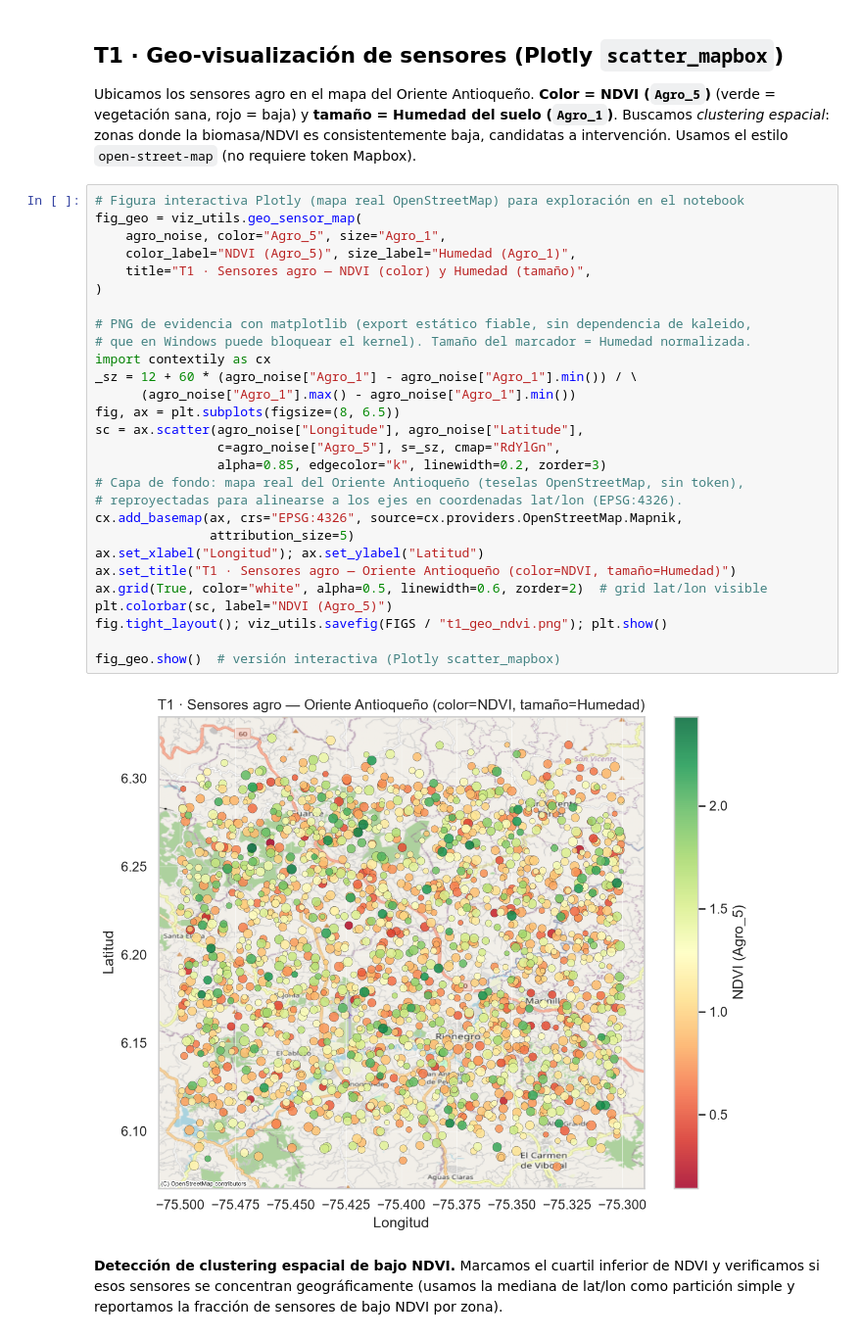
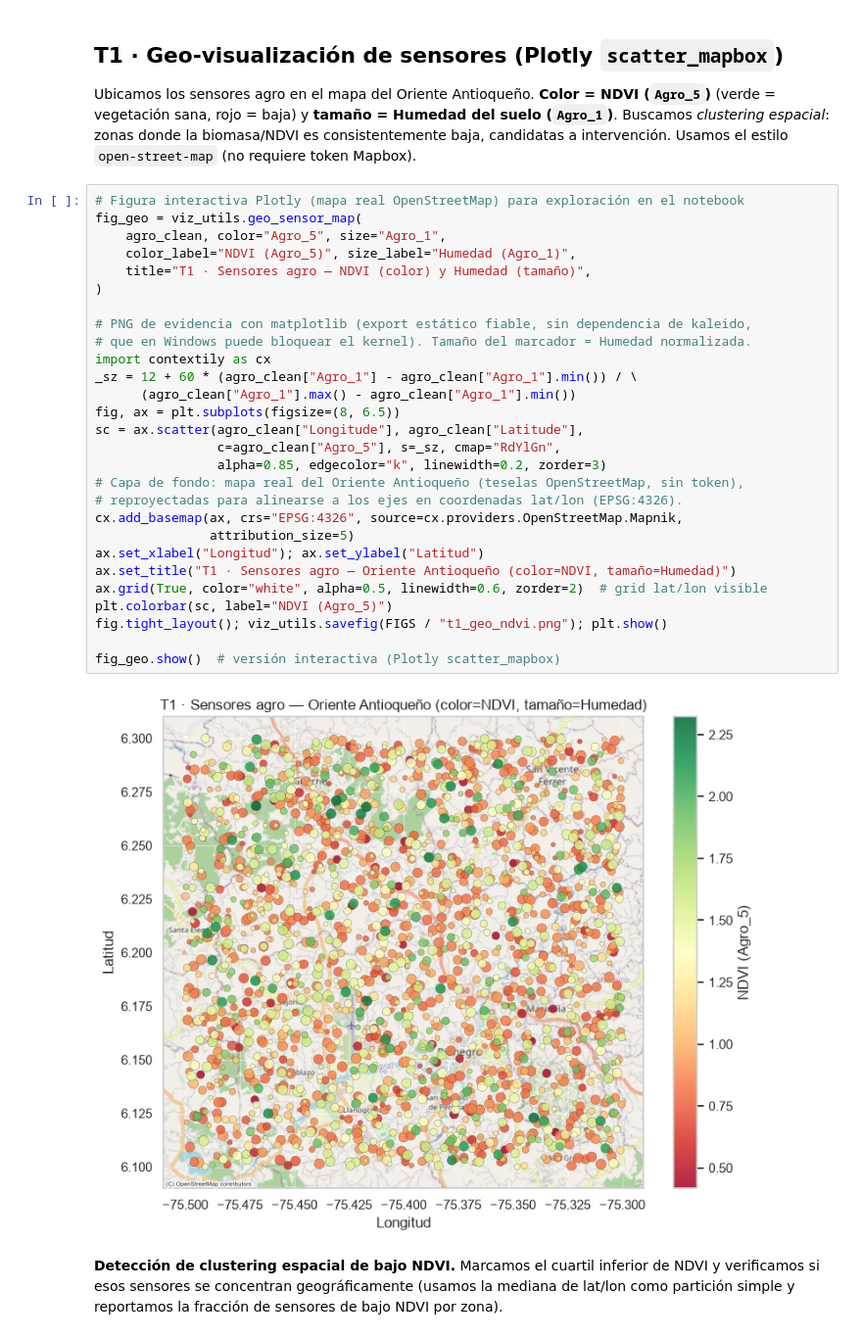
Before and after one commit to santiagovelcasallas/Challenge03_techlogistics-GomezVelez, a Jupyter notebook: notebooks/challenge03_analitica_multidimensional.ipynb, the cells around one changed output. Shown at 98% size. Saved outputs shown, nothing was run; the diff lists cells and outputs as text.

```diff
--- a/notebooks/challenge03_analitica_multidimensional.ipynb
+++ b/notebooks/challenge03_analitica_multidimensional.ipynb
@@ -166,33 +166,33 @@ candidatas a intervención. Usamos el estilo `open-street-map` (no requiere toke
 # %%
 # Figura interactiva Plotly (mapa real OpenStreetMap) para exploración en el notebook
 fig_geo = viz_utils.geo_sensor_map(
-    agro_noise, color="Agro_5", size="Agro_1",
+    agro_clean, color="Agro_5", size="Agro_1",
     color_label="NDVI (Agro_5)", size_label="Humedad (Agro_1)",
     title="T1 · Sensores agro — NDVI (color) y Humedad (tamaño)",
 )
 
 # PNG de evidencia con matplotlib (export estático fiable, sin dependencia de kaleido,
 # que en Windows puede bloquear el kernel). Tamaño del marcador = Humedad normalizada.
 import contextily as cx
-_sz = 12 + 60 * (agro_noise["Agro_1"] - agro_noise["Agro_1"].min()) / \
-      (agro_noise["Agro_1"].max() - agro_noise["Agro_1"].min())
+_sz = 12 + 60 * (agro_clean["Agro_1"] - agro_clean["Agro_1"].min()) / \
+      (agro_clean["Agro_1"].max() - agro_clean["Agro_1"].min())
 fig, ax = plt.subplots(figsize=(8, 6.5))
-sc = ax.scatter(agro_noise["Longitude"], agro_noise["Latitude"],
-                c=agro_noise["Agro_5"], s=_sz, cmap="RdYlGn",
+sc = ax.scatter(agro_clean["Longitude"], agro_clean["Latitude"],
+                c=agro_clean["Agro_5"], s=_sz, cmap="RdYlGn",
                 alpha=0.85, edgecolor="k", linewidth=0.2, zorder=3)
 # Capa de fondo: mapa real del Oriente Antioqueño (teselas OpenStreetMap, sin token),
 # reproyectadas para alinearse a los ejes en coordenadas lat/lon (EPSG:4326).
 cx.add_basemap(ax, crs="EPSG:4326", source=cx.providers.OpenStreetMap.Mapnik,
                attribution_size=5)
 ax.set_xlabel("Longitud"); ax.set_ylabel("Latitud")
 ax.set_title("T1 · Sensores agro — Oriente Antioqueño (color=NDVI, tamaño=Humedad)")
 ax.grid(True, color="white", alpha=0.5, linewidth=0.6, zorder=2)  # grid lat/lon visible
 plt.colorbar(sc, label="NDVI (Agro_5)")
 fig.tight_layout(); viz_utils.savefig(FIGS / "t1_geo_ndvi.png"); plt.show()
 
 fig_geo.show()  # versión interactiva (Plotly scatter_mapbox)
 # %% [output]
-[figure, old version]
+[figure, new version]
 # %% [markdown]
 **Detección de clustering espacial de bajo NDVI.** Marcamos el cuartil inferior de NDVI
 y verificamos si esos sensores se concentran geográficamente (usamos la mediana de
```
Also changed, not shown: parts of 3 cells of this notebook, 3 other files.
